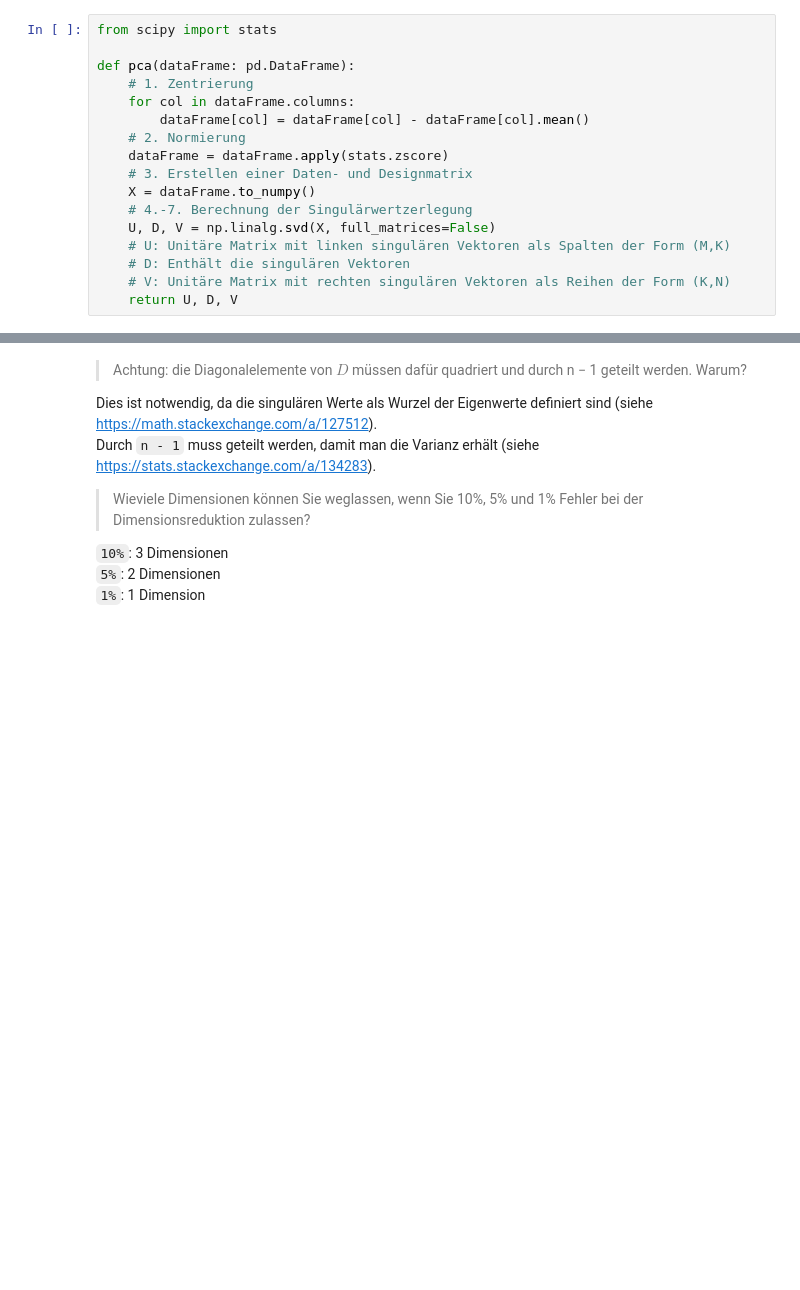
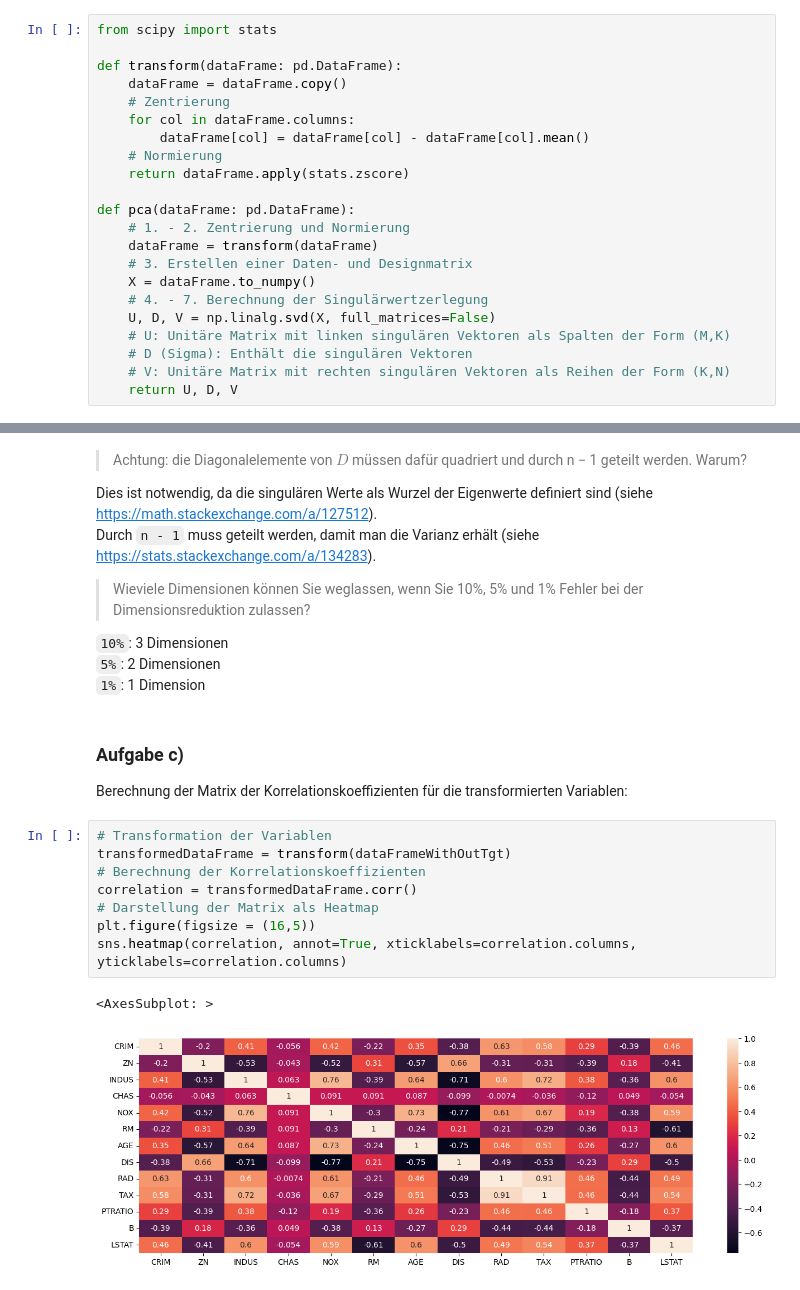
Before and after one commit to robingenz/htwg-machine-learning-exercises, a Jupyter notebook: exercises/01_Explorative_Analyse_und_PCA/03_pca.ipynb, the cells around one changed output, grey strips where cells are left out. Saved outputs shown, nothing was run; the diff lists cells and outputs as text; blank space fills up the shorter version.

```diff
--- a/exercises/01_Explorative_Analyse_und_PCA/03_pca.ipynb
+++ b/exercises/01_Explorative_Analyse_und_PCA/03_pca.ipynb
@@ -59,17 +77,22 @@ Erstellen der Methode `pca(dataFrame: pd.DataFrame)` zur Durchführung der Haupt
 # %%
 from scipy import stats
 
-def pca(dataFrame: pd.DataFrame):
-    # 1. Zentrierung
+def transform(dataFrame: pd.DataFrame):
+    dataFrame = dataFrame.copy()
+    # Zentrierung
     for col in dataFrame.columns:
         dataFrame[col] = dataFrame[col] - dataFrame[col].mean()
-    # 2. Normierung
-    dataFrame = dataFrame.apply(stats.zscore)
+    # Normierung
+    return dataFrame.apply(stats.zscore)
+
+def pca(dataFrame: pd.DataFrame):
+    # 1. - 2. Zentrierung und Normierung
+    dataFrame = transform(dataFrame)
     # 3. Erstellen einer Daten- und Designmatrix
     X = dataFrame.to_numpy()
-    # 4.-7. Berechnung der Singulärwertzerlegung
+    # 4. - 7. Berechnung der Singulärwertzerlegung
     U, D, V = np.linalg.svd(X, full_matrices=False)
     # U: Unitäre Matrix mit linken singulären Vektoren als Spalten der Form (M,K)
-    # D: Enthält die singulären Vektoren
+    # D (Sigma): Enthält die singulären Vektoren
     # V: Unitäre Matrix mit rechten singulären Vektoren als Reihen der Form (K,N)
     return U, D, V
@@ -116,3 +141,18 @@ Durch `n - 1` muss geteilt werden, damit man die Varianz erhält (siehe https://
 `10%`: 3 Dimensionen
 `5%`: 2 Dimensionen
 `1%`: 1 Dimension
+# %% [markdown]
+### Aufgabe c)
+
+Berechnung der Matrix der Korrelationskoeffizienten für die transformierten Variablen:
+# %%
+# Transformation der Variablen
+transformedDataFrame = transform(dataFrameWithOutTgt)
+# Berechnung der Korrelationskoeffizienten
+correlation = transformedDataFrame.corr()
+# Darstellung der Matrix als Heatmap
+plt.figure(figsize = (16,5))
+sns.heatmap(correlation, annot=True, xticklabels=correlation.columns, yticklabels=correlation.columns)
+# %% [output]
+<AxesSubplot: >
+[figure, added]
```
Also changed, not shown: parts of 12 cells of this notebook, 2 other files.
